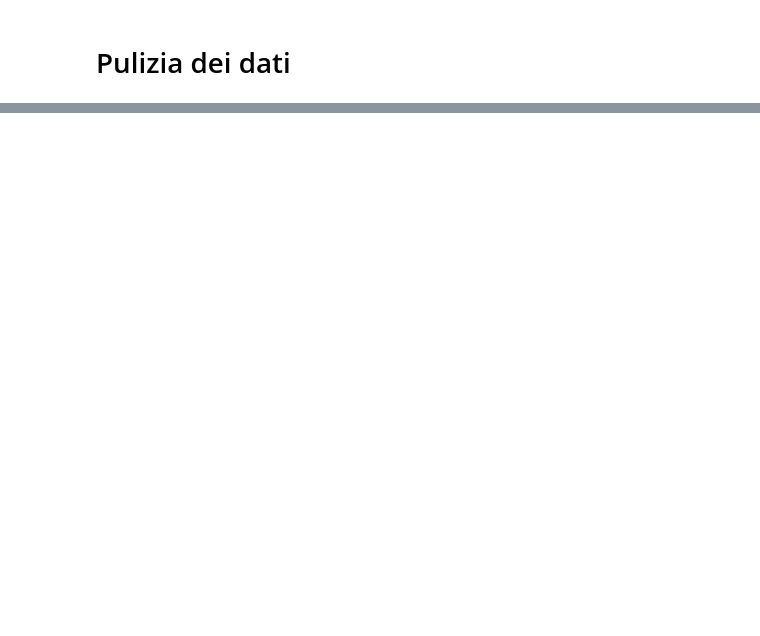
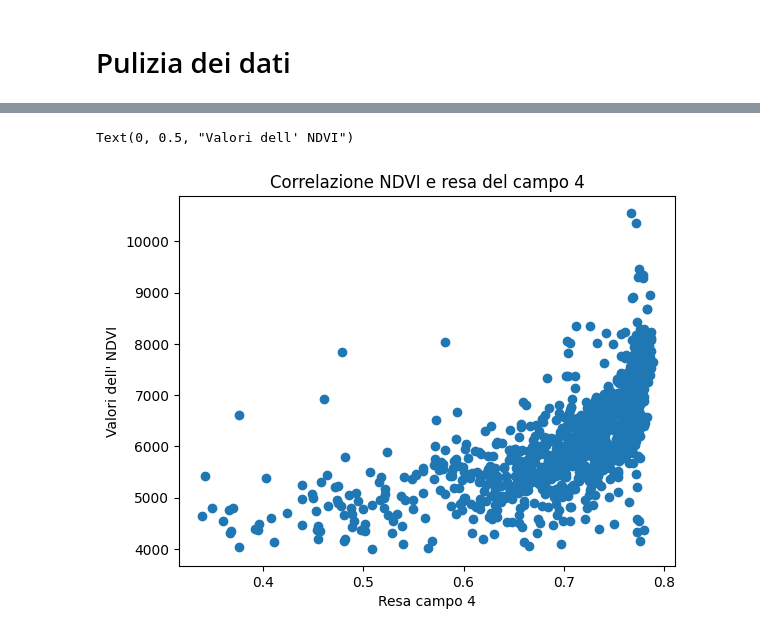
Before and after one commit to Simone-Scalella/BigDataProject, a Jupyter notebook: correlazione_resa_indici.ipynb, the cells around one changed output, grey strips where cells are left out. Saved outputs shown, nothing was run; the diff lists cells and outputs as text; code cells hidden in the pictures; blank space fills up the shorter version.

```diff
--- a/correlazione_resa_indici.ipynb
+++ b/correlazione_resa_indici.ipynb
@@ -47,0 +78,8 @@ newResa6 = newResa6[(newResa6<=11000) & (newResa6 >= 4000)]
+# %%
+plt.scatter(allPixelNDVIPoly_4[:,80],newResa4)
+plt.title("Correlazione NDVI e resa del campo 4")
+plt.xlabel("Resa campo 4")
+plt.ylabel("Valori dell' NDVI")
+# %% [output]
+Text(0, 0.5, "Valori dell' NDVI")
+[figure, added]
```
Also changed, not shown: parts of 7 cells of this notebook.
